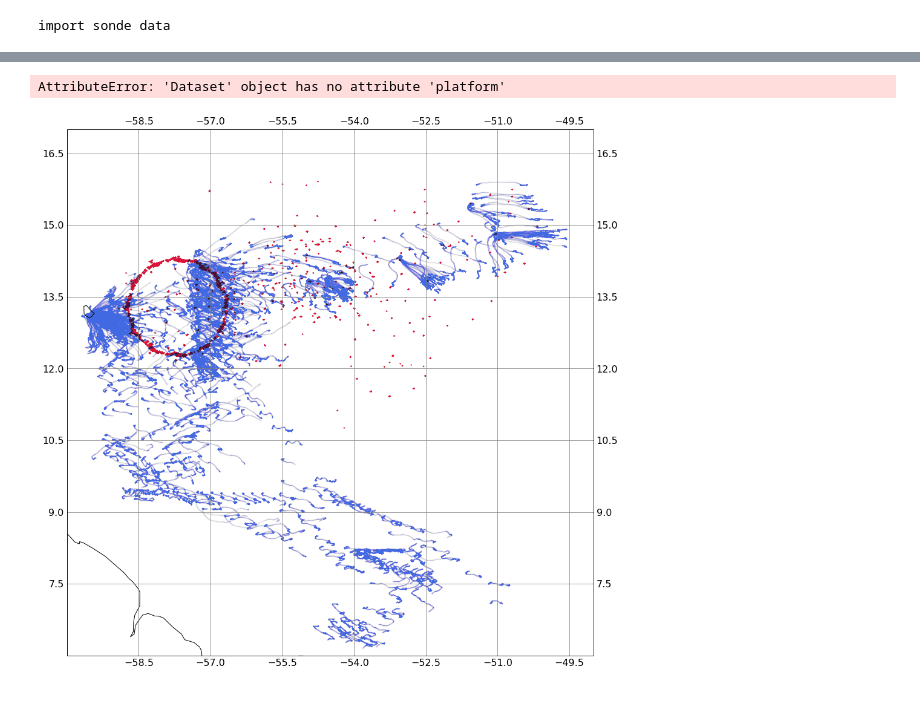
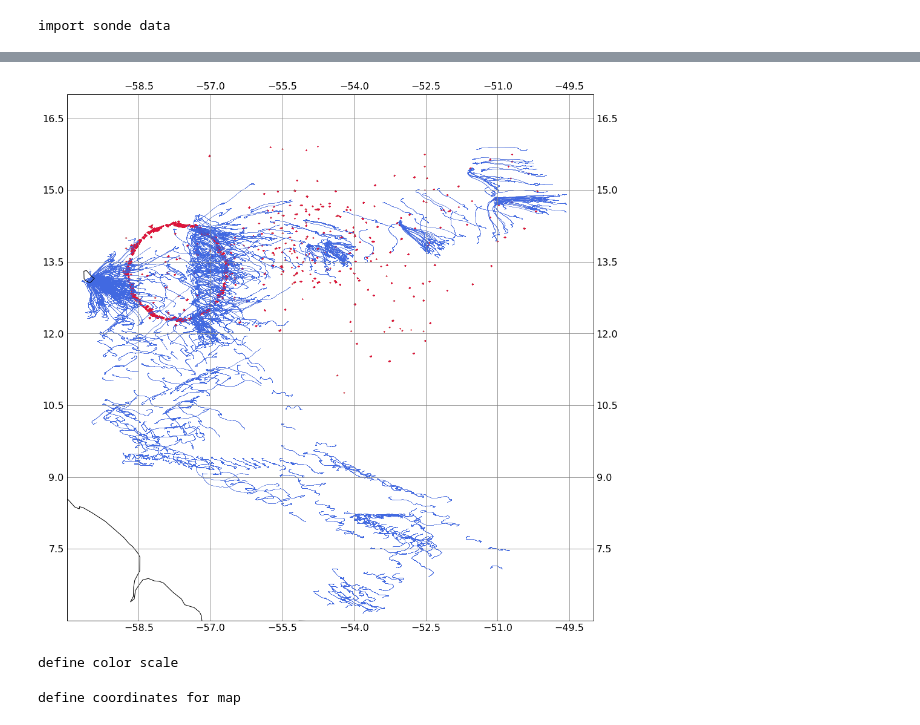
Before and after one commit to ludovictouzepeiffer/Data-Paper-Radiative-Profiles, a Jupyter notebook: Scripts/spatial-distribution-map.ipynb, the cells around one changed output, grey strips where cells are left out. Cells and saved outputs as stored; diff of their text form; code cells hidden in the pictures.

```diff
--- a/Scripts/spatial-distribution-map.ipynb
+++ b/Scripts/spatial-distribution-map.ipynb
@@ -40,25 +30,42 @@ Data variables:
-# %%
-dropsondes.platform
-# %% [output]
-AttributeError: 'Dataset' object has no attribute 'platform'
 # %%
 fig,ax = plt.subplots(subplot_kw={'projection':ccrs.PlateCarree()},figsize=(16,16))
 
 ax.coastlines(resolution='50m')
 ax.set_extent([-60,-49,6,17])
 gl = ax.gridlines(color='Grey',draw_labels=True)
 gl.xlabel_style = {'size': 16}
 gl.ylabel_style = {'size': 16}
 
 x_ds,y_ds = dropsondes.lon.values.flatten(),dropsondes.lat.values.flatten()
 x_rs,y_rs = radiosondes.lon.values.flatten(),radiosondes.lat.values.flatten()
 
 dm = ax.scatter(x_ds,y_ds,marker='o',color='crimson',alpha=0.002,s=3,label='Dropsondes')
-rm = ax.scatter(x_rs,y_rs,marker='o',color='royalblue',alpha=0.002,s=3,label='Radiosondes')
+rm = ax.scatter(x_rs,y_rs,marker='o',color='royalblue',alpha=1,s=0.1,linewidths=0.01,label='Radiosondes')
 
 # ax.legend(handles=[dm,rm],fontsize=18)
 
 plt.savefig('../Figures/dropsondes_and_radiosondes.png',bbox_inches='tight')
 plt.show()
 # %% [output]
-[figure, old version]
+[figure, new version]
+# %%
+print('define color scale')
+C_1 = np.loadtxt('../Input/cmap_1', usecols=range(4))
+cm_manual_1 = mpl.colors.ListedColormap(C_1/255.0)
+# %% [output]
+define color scale
+# %%
+print('define coordinates for map')
+
+if sst_source == 'ERA':
+    x_sst,y_sst = np.meshgrid(sst.longitude.values,sst.latitude.values)
+else:
+    x_sst,y_sst = np.meshgrid(sst.lon.values, sst.lat.values)
+
+x_ds,y_ds = dropsondes.lon.values.flatten(),dropsondes.lat.values.flatten()
+x_rs,y_rs = radiosondes.lon.values.flatten(),radiosondes.lat.values.flatten()
+
+# x_ds,y_ds = dropsondes.sel(launch_time="2020-02-02").lon.values.flatten(),dropsondes.sel(launch_time="2020-02-02").lat.values.flatten()
+# x_rs,y_rs = radiosondes.sel(launch_time="2020-02-02").lon.values.flatten(),radiosondes.sel(launch_time="2020-02-02").lat.values.flatten()
+# %% [output]
+define coordinates for map
```
Also changed, not shown: parts of 4 cells of this notebook, 2 other files.
